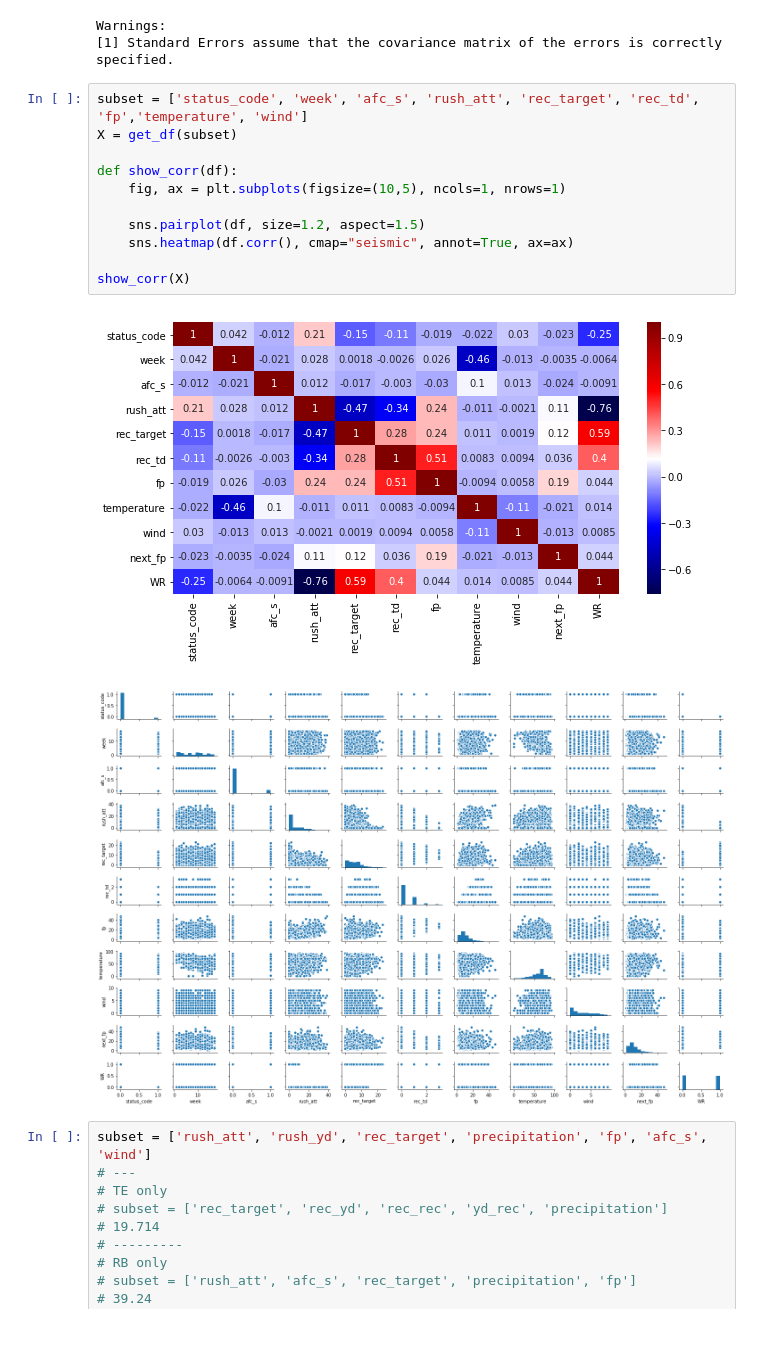
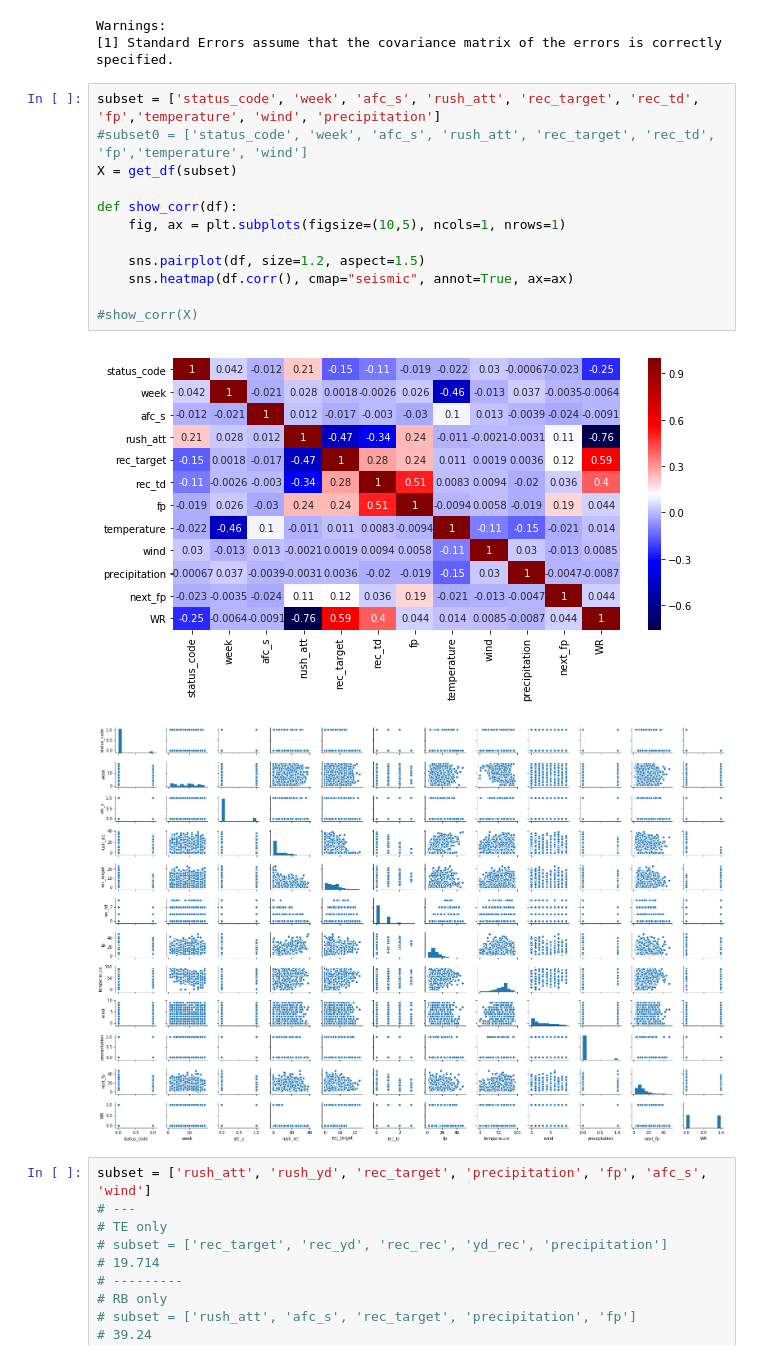
Before and after one commit to jhudiono/LinearRegressionFantasyNFL, a Jupyter notebook: Regression_CV.ipynb, the cells around one changed output. Drawn from its saved outputs; the diff is of its cells as text.

```diff
--- a/Regression_CV.ipynb
+++ b/Regression_CV.ipynb
@@ -397,19 +400,20 @@ OLS Regression Results
 Warnings:
 [1] Standard Errors assume that the covariance matrix of the errors is correctly specified.
 # %%
-subset = ['status_code', 'week', 'afc_s', 'rush_att', 'rec_target', 'rec_td', 'fp','temperature', 'wind']
+subset = ['status_code', 'week', 'afc_s', 'rush_att', 'rec_target', 'rec_td', 'fp','temperature', 'wind', 'precipitation']
+#subset0 = ['status_code', 'week', 'afc_s', 'rush_att', 'rec_target', 'rec_td', 'fp','temperature', 'wind']
 X = get_df(subset)
 
 def show_corr(df):
     fig, ax = plt.subplots(figsize=(10,5), ncols=1, nrows=1)
 
     sns.pairplot(df, size=1.2, aspect=1.5)
     sns.heatmap(df.corr(), cmap="seismic", annot=True, ax=ax)
 
-show_corr(X)
+#show_corr(X)
 # %% [output]
-[figure, old version]
+[figure, new version]
-[figure, old version]
+[figure, new version]
 # %%
 subset = ['rush_att', 'rush_yd', 'rec_target', 'precipitation', 'fp', 'afc_s', 'wind']
 # ---
```
Also changed, not shown: parts of 4 cells of this notebook.
